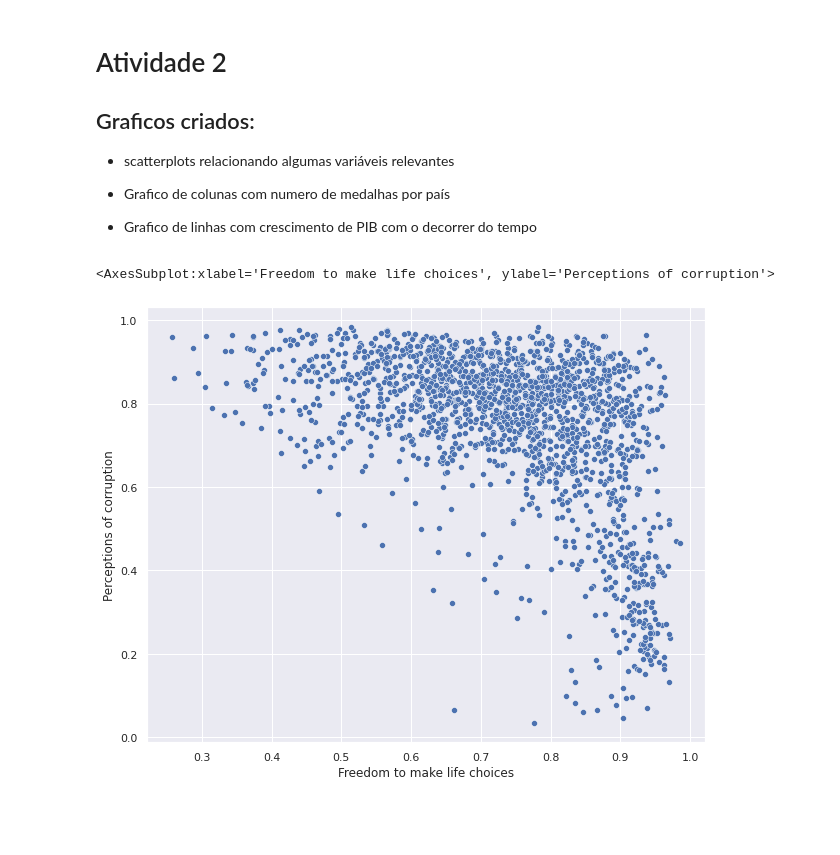
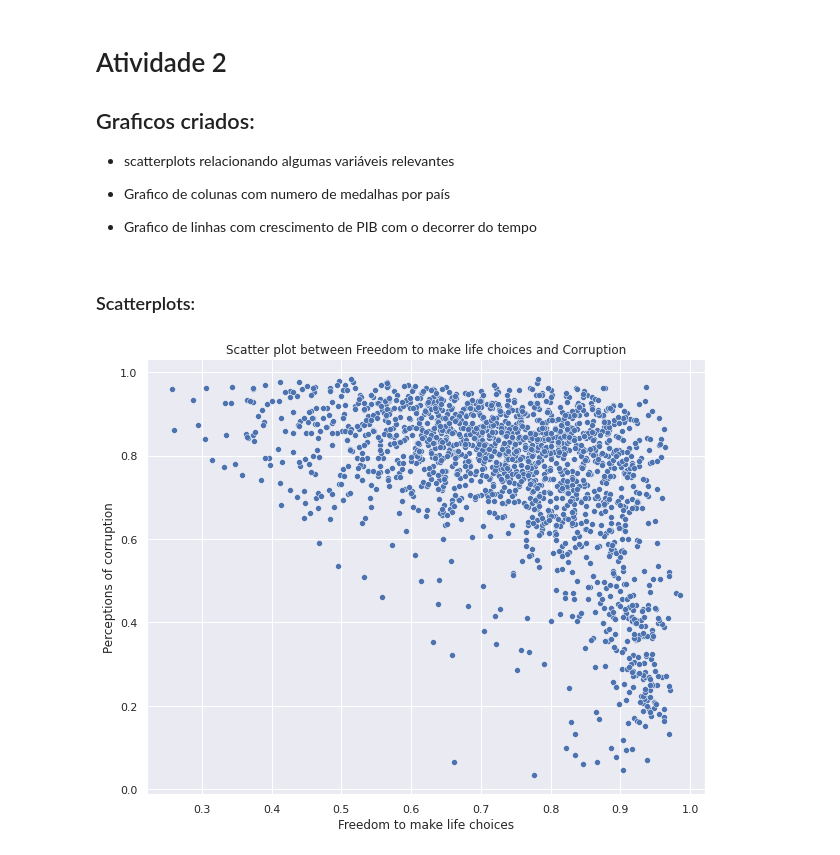
Before and after one commit to caiochacon/projeto_final_ICD, a Jupyter notebook: exploracao_inicial.ipynb, the cells around one changed output. Cells and saved outputs as stored; diff of their text form; code cells hidden in the pictures; blank space fills up the shorter version.

```diff
--- a/exploracao_inicial.ipynb
+++ b/exploracao_inicial.ipynb
@@ -90,7 +88,7 @@ Sum                 2.000000  1.000000   0.0  102.000000
 # %% [markdown]
 ## World Happiness Report
 # %%
-whr = pd.read_csv("world-happiness-report.csv")
+whr = pd.read_csv("https://raw.githubusercontent.com/caiochacon/projeto_final_ICD/main/datasets/world-happiness-report.csv")
 whr.rename(columns = {"Log GDP per capita":"GDP"},inplace = True)
 # %%
 whr.head()
@@ -159,11 +158,13 @@ plot_boxplot("Healthy life expectancy at birth");
 * Grafico de colunas com numero de medalhas por país
 
 * Grafico de linhas com crescimento de PIB com o decorrer do tempo
+# %% [markdown]
+### Scatterplots:
 # %%
 # Freedom life choices ; Corrupcao (Correlacao negativa)
-sns.scatterplot(data=whr,x="Freedom to make life choices",y="Perceptions of corruption")
+ax = sns.scatterplot(data=whr,x="Freedom to make life choices",y="Perceptions of corruption");
+ax.set_title("Scatter plot between Freedom to make life choices and Corruption");
 # %% [output]
-<AxesSubplot:xlabel='Freedom to make life choices', ylabel='Perceptions of corruption'>
-[figure, old version]
+[figure, new version]
 # %%
 # Life ladder ; GDP (Correlcao positiva)
```
Also changed, not shown: parts of 20 cells of this notebook.
